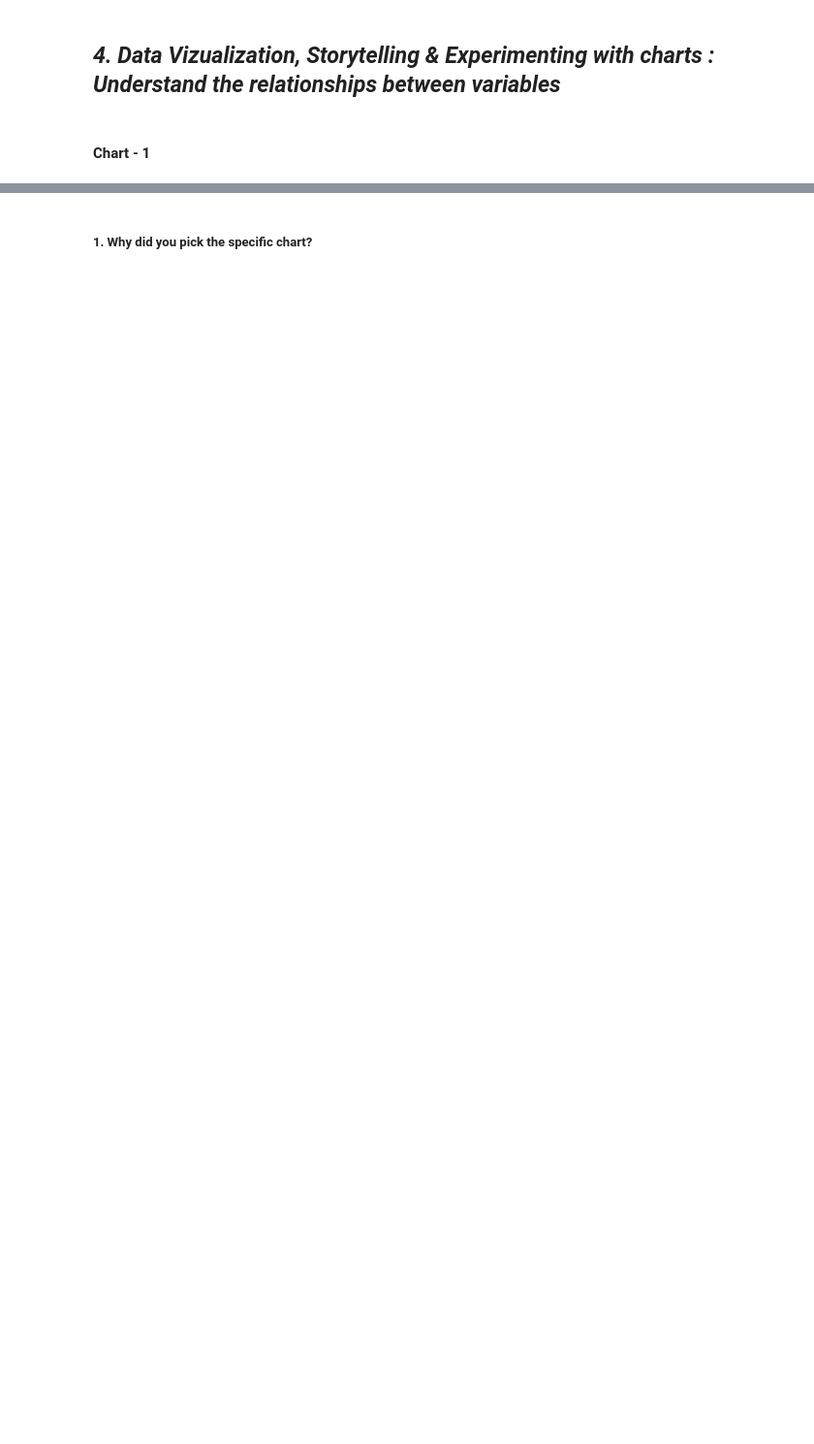
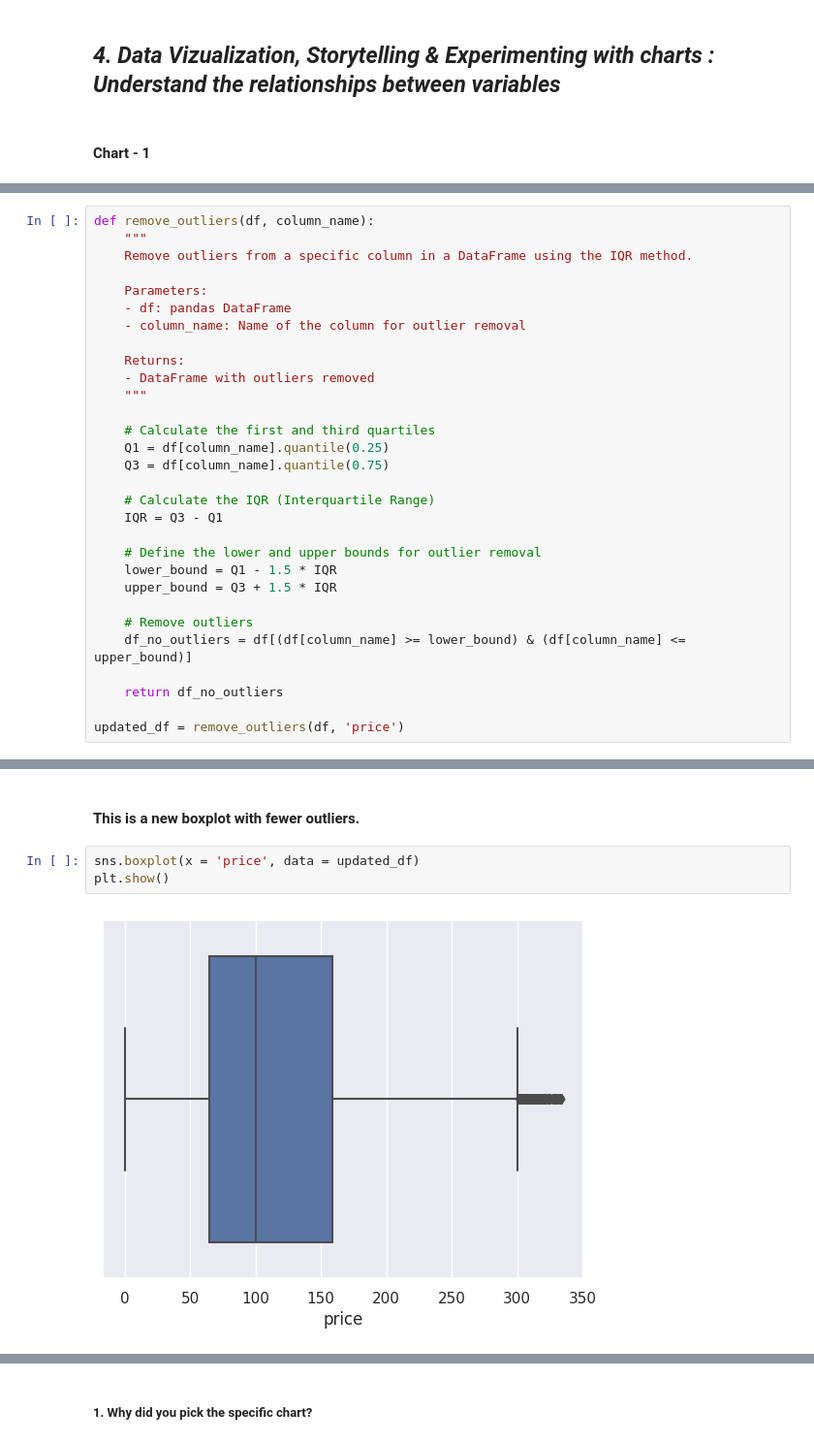
Before and after one commit to shashankmorker/AIR_BNB-EDA, a Jupyter notebook: Capstone_Project_EDA_Airbnb_Booking_Analysis.ipynb, the cells around one changed output, grey strips where cells are left out. Shown at 97% size. Saved outputs shown, nothing was run; the diff lists cells and outputs as text; blank space fills up the shorter version.

```diff
--- a/Capstone_Project_EDA_Airbnb_Booking_Analysis.ipynb
+++ b/Capstone_Project_EDA_Airbnb_Booking_Analysis.ipynb
@@ -228,0 +494,30 @@ Answer Here.
+# %%
+def remove_outliers(df, column_name):
+    """
+    Remove outliers from a specific column in a DataFrame using the IQR method.
+
+    Parameters:
+    - df: pandas DataFrame
+    - column_name: Name of the column for outlier removal
+
+    Returns:
+    - DataFrame with outliers removed
+    """
+
+    # Calculate the first and third quartiles
+    Q1 = df[column_name].quantile(0.25)
+    Q3 = df[column_name].quantile(0.75)
+
+    # Calculate the IQR (Interquartile Range)
+    IQR = Q3 - Q1
+
+    # Define the lower and upper bounds for outlier removal
+    lower_bound = Q1 - 1.5 * IQR
+    upper_bound = Q3 + 1.5 * IQR
+
+    # Remove outliers
+    df_no_outliers = df[(df[column_name] >= lower_bound) & (df[column_name] <= upper_bound)]
+
+    return df_no_outliers
+
+updated_df = remove_outliers(df, 'price')
@@ -228,0 +530,7 @@ Answer Here.
+# %% [markdown]
+#### **This is a new boxplot with fewer outliers.**
+# %%
+sns.boxplot(x = 'price', data = updated_df)
+plt.show()
+# %% [output]
+[figure, added]
```
Also changed, not shown: parts of 191 cells of this notebook.
